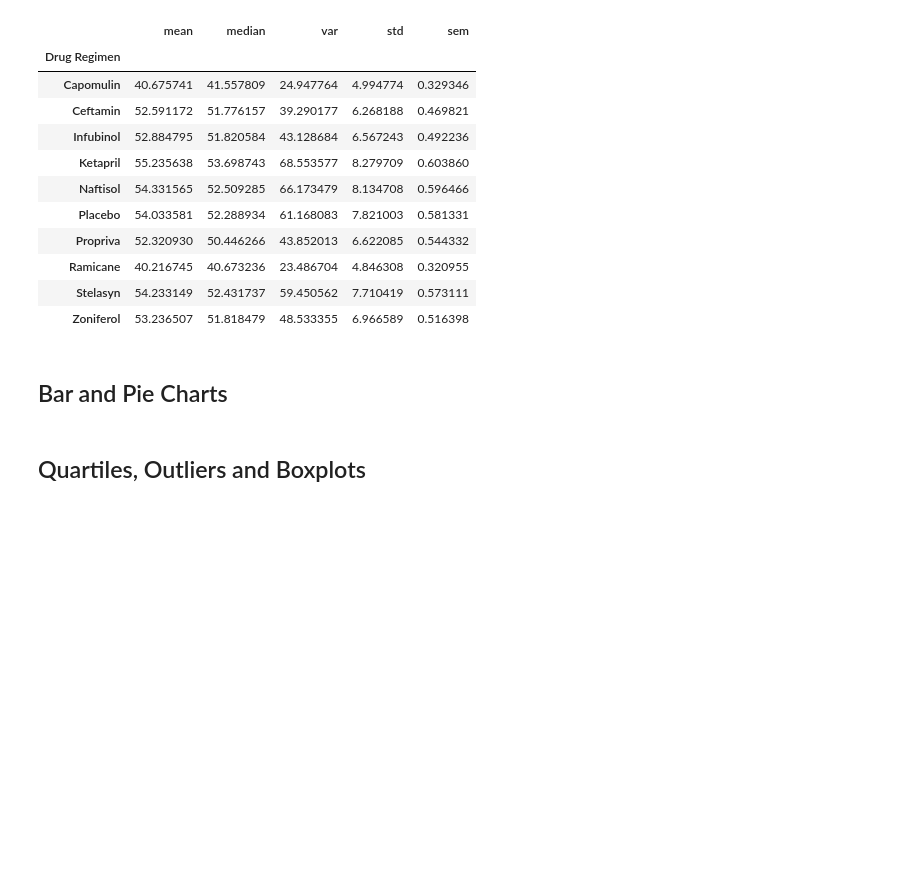
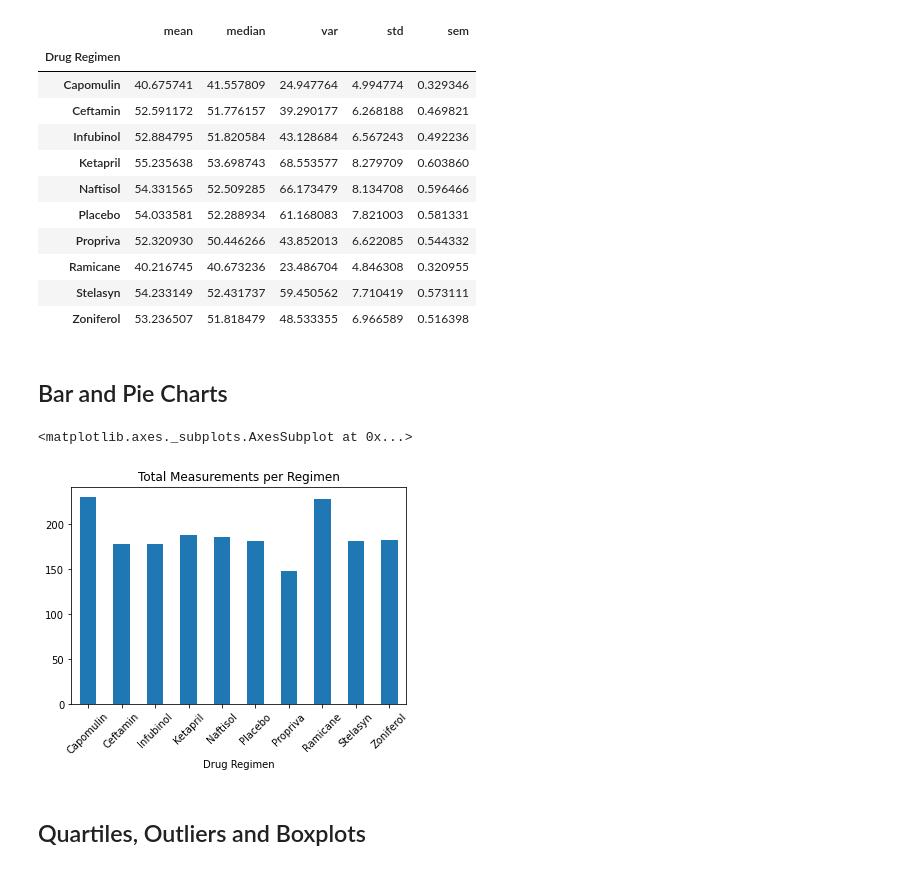
Before and after one commit to etreznoski/pymaceuticals_scc_analysis, a Jupyter notebook: pymaceuticals_starter.ipynb, the cells around one changed output. Drawn from its saved outputs; the diff is of its cells as text; code cells hidden in the pictures; blank space fills up the shorter version.

Commit message:
started first bar chart

```diff
--- a/pymaceuticals_starter.ipynb
+++ b/pymaceuticals_starter.ipynb
@@ -182,6 +182,13 @@ summary_tumor_vol_agg
 ## Bar and Pie Charts
 # %%
 # Generate a bar plot showing the total number of measurements taken on each drug regimen using pandas.
+#plt.figure(figsize=(20,3))
+# plt.bar(x_axis, rain_df["Inches"], color='r', alpha=0.5, align="center")
+# plt.xticks(tick_locations, rain_df["State"], rotation="vertical")
+regimen_group["Timepoint"].count().plot(kind="bar",title="Total Measurements per Regimen",rot=45)
+# %% [output]
+<matplotlib.axes._subplots.AxesSubplot at 0x...>
+[figure, added]
 # %%
 # Generate a bar plot showing the total number of measurements taken on each drug regimen using pyplot.
 # %%
```
